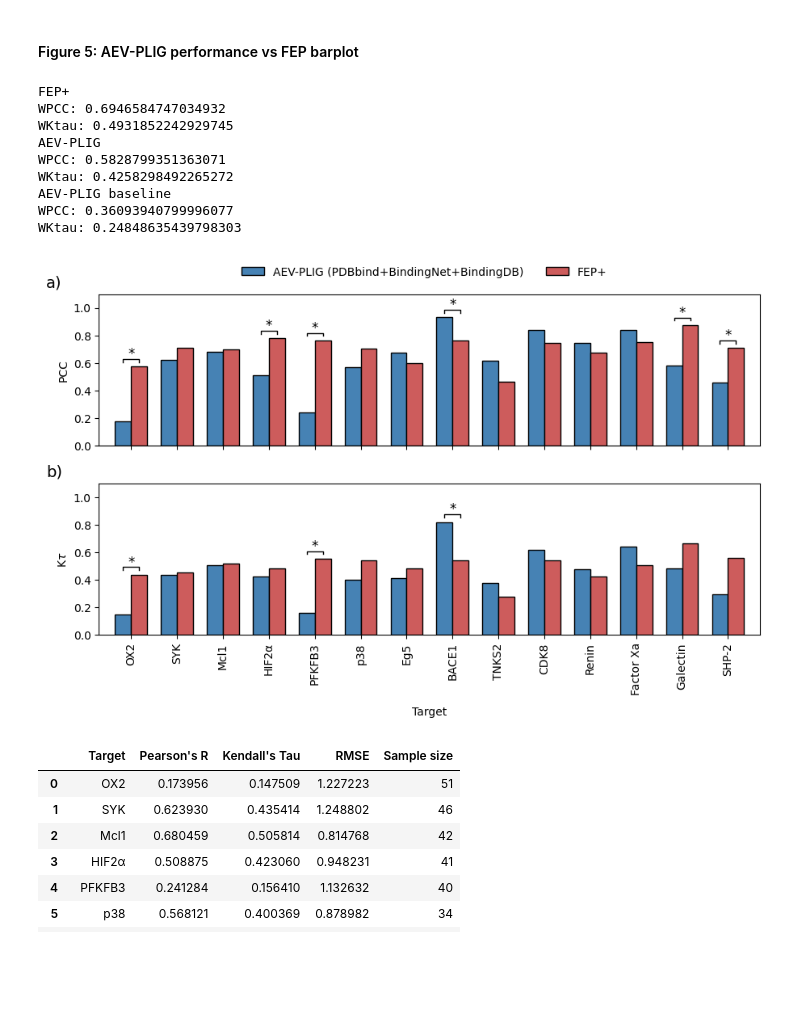
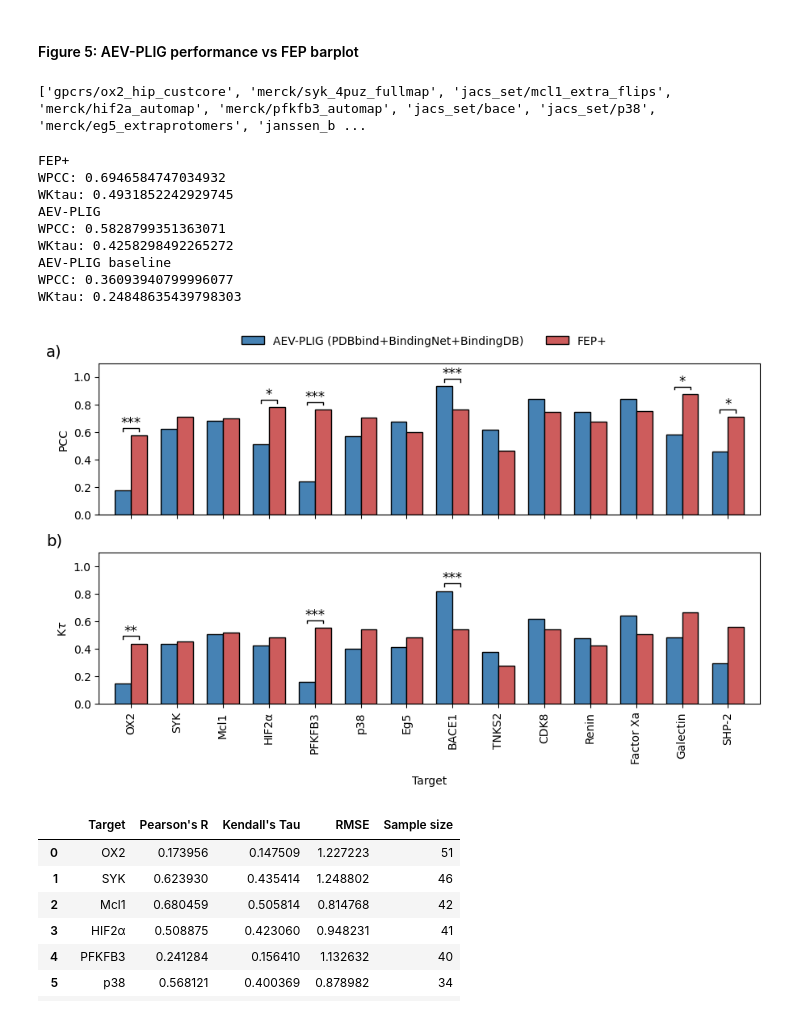
Before and after one commit to matthewtwarren/aev-plig-paper, a Jupyter notebook: figures/AEV-PLIG_figures.ipynb, the cells around one changed output. Drawn from its saved outputs; the diff is of its cells as text; code cells hidden in the pictures; blank space fills up the shorter version.

```diff
--- a/figures/AEV-PLIG_figures.ipynb
+++ b/figures/AEV-PLIG_figures.ipynb
@@ -554,6 +554,8 @@ def plot_bars_comparison_2(
     y2_lim=(0, 2),
     signif_pairs_ax1=None,
     signif_pairs_ax2=None,
+    signif_level_ax1=None,
+    signif_level_ax2=None,
     outpath=None
 ):
 
@@ -620,16 +622,29 @@ def plot_bars_comparison_2(
     ax1.set_title("a)", loc="left", fontsize=14, position=(-0.08, 1))
     ax2.set_title("b)", loc="left", fontsize=14, position=(-0.08, 1))
 
-    def add_significance(ax, bars1, bars2, signif_pairs, offset=0.03, line_height=0.02, fontsize=12):
+    def add_significance(ax, bars1, bars2, signif_pairs, signif_level, offset=0.03, line_height=0.02, fontsize=12):
 
         if signif_pairs is None:
             return
+
+        assert len(signif_pairs) == len(signif_level)
 
         x = np.arange(len(bars1))
         y_max = max([bar.get_height() for bar in bars1 + bars2])
         y_range = ax.get_ylim()[1] - ax.get_ylim()[0]
 
         for i, diff in enumerate(signif_pairs):
+            level = signif_level[i]
+
+            if level == 1:
+                star = "*"
+            elif level == 2:
+                star = "**"
+            elif level == 3:
+                star = "***"
+            else:
+                star = ""
+
             if diff:
                 bar1 = bars1[x[i]]
                 bar2 = bars2[x[i]]
@@ -640,16 +655,26 @@ def plot_bars_comparison_2(
                 y = max(y1, y2) + offset * y_range
 
                 ax.plot([x1, x1, x2, x2], [y, y + line_height * y_range, y + line_height * y_range, y], lw=1, color='black')
-                ax.text((x1 + x2) / 2, y + line_height/4 * y_range, '*', ha='center', va='bottom', color='black', fontsize=fontsize)
+                ax.text((x1 + x2) / 2, y + line_height/4 * y_range, star, ha='center', va='bottom', color='black', fontsize=fontsize)
 
 
-    add_significance(ax1, bars1_ax1, bars2_ax1, signif_pairs_ax1)
-    add_significance(ax2, bars1_ax2, bars2_ax2, signif_pairs_ax2)
+    add_significance(ax1, bars1_ax1, bars2_ax1, signif_pairs_ax1, signif_level_ax1)
+    add_significance(ax2, bars1_ax2, bars2_ax2, signif_pairs_ax2, signif_level_ax2)
 
     plt.tight_layout()
 
     if outpath:
         plt.savefig(outpath, dpi=500, bbox_inches='tight')
+# %%
+# load FEP+ results
+results = pd.read_csv(
+    os.path.join(data_path, "fep/fep_benchmark_fep+_predictions.csv"), index_col=0
+)
+counts = pd.DataFrame(results["group_id"].value_counts())
+groups = list(counts[counts["count"] >= 10].index)
+print(groups)
+# %% [output]
+['gpcrs/ox2_hip_custcore', 'merck/syk_4puz_fullmap', 'jacs_set/mcl1_extra_flips', 'merck/hif2a_automap', 'merck/pfkfb3_automap', 'jacs_set/bace', 'jacs_set/p38', 'merck/eg5_extraprotomers', 'janssen_b ...
 # %%
 # load FEP+ results
 results = pd.read_csv(
@@ -658,6 +683,7 @@ results = pd.read_csv(
 counts = pd.DataFrame(results["group_id"].value_counts())
 groups = list(counts[counts["count"] >= 25].index)
 groups.remove("jacs_set/bace")
+
 performance_fep = get_performance_df(
     results, "Pred. dG (kcal/mol)", "Exp. dG (kcal/mol)", groups
 )
@@ -784,34 +810,36 @@ ktau_sig_diff = {
     "Factor Xa" : False,
     "Galectin" : False,
     "SHP-2" : False
 }
 
 # New version
 plot_bars_comparison_2(
     performance_aevplig,
     performance_fep,
     "Pearson's R",
     "Kendall's Tau",
     xlabel="Target",
     y1_label="PCC",
     y2_label=r"K$\tau$",
     y1_lim=(0, 1.1),
     y2_lim=(0, 1.1),
     signif_pairs_ax1=pcc_sig_diff.values(),
     signif_pairs_ax2=ktau_sig_diff.values(),
+    signif_level_ax1 = [3,0,0,1,3,0,0,3,0,0,0,0,1,1],
+    signif_level_ax2 = [2,0,0,0,3,0,0,3,0,0,0,0,0,0],
     outpath="figure5.png",
 )
 # %% [output]
 FEP+
 WPCC: 0.6946584747034932
 WKtau: 0.4931852242929745
 AEV-PLIG
 WPCC: 0.5828799351363071
 WKtau: 0.4258298492265272
 AEV-PLIG baseline
 WPCC: 0.36093940799996077
 WKtau: 0.24848635439798303
-[figure, old version]
+[figure, new version]
 # %%
 performance_aevplig
 # %% [output]
```
Also changed, not shown: parts of 2 cells of this notebook, 3 other files.
